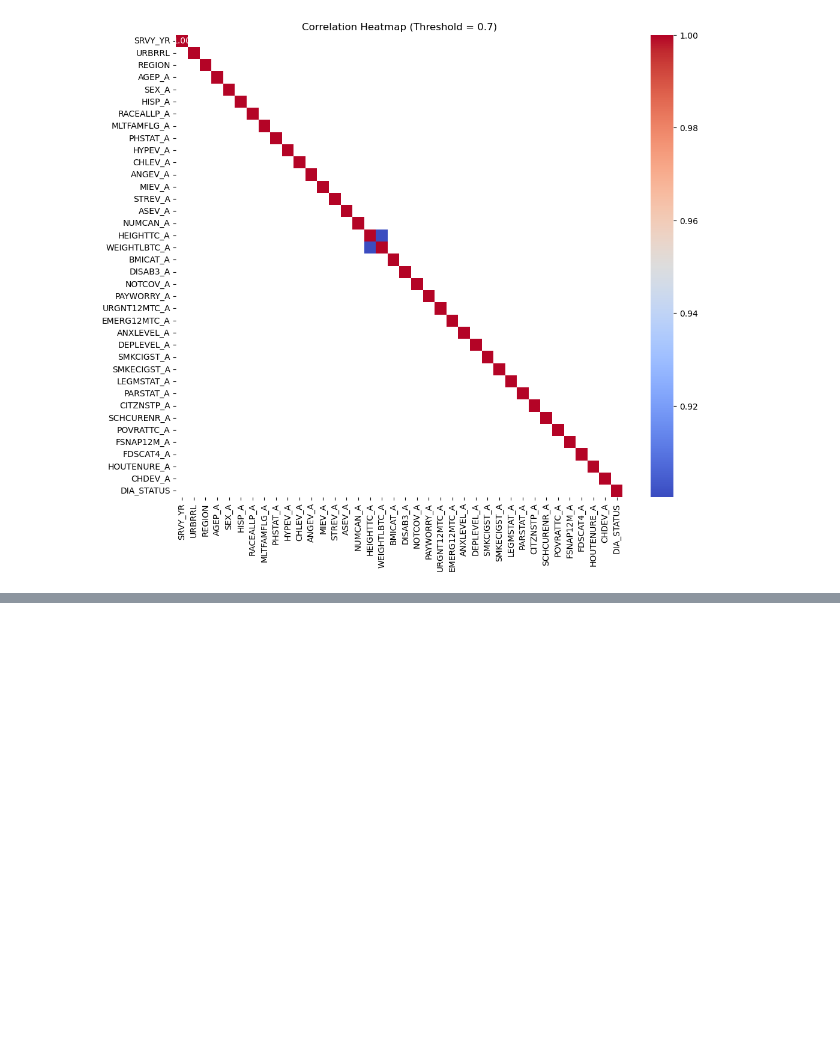
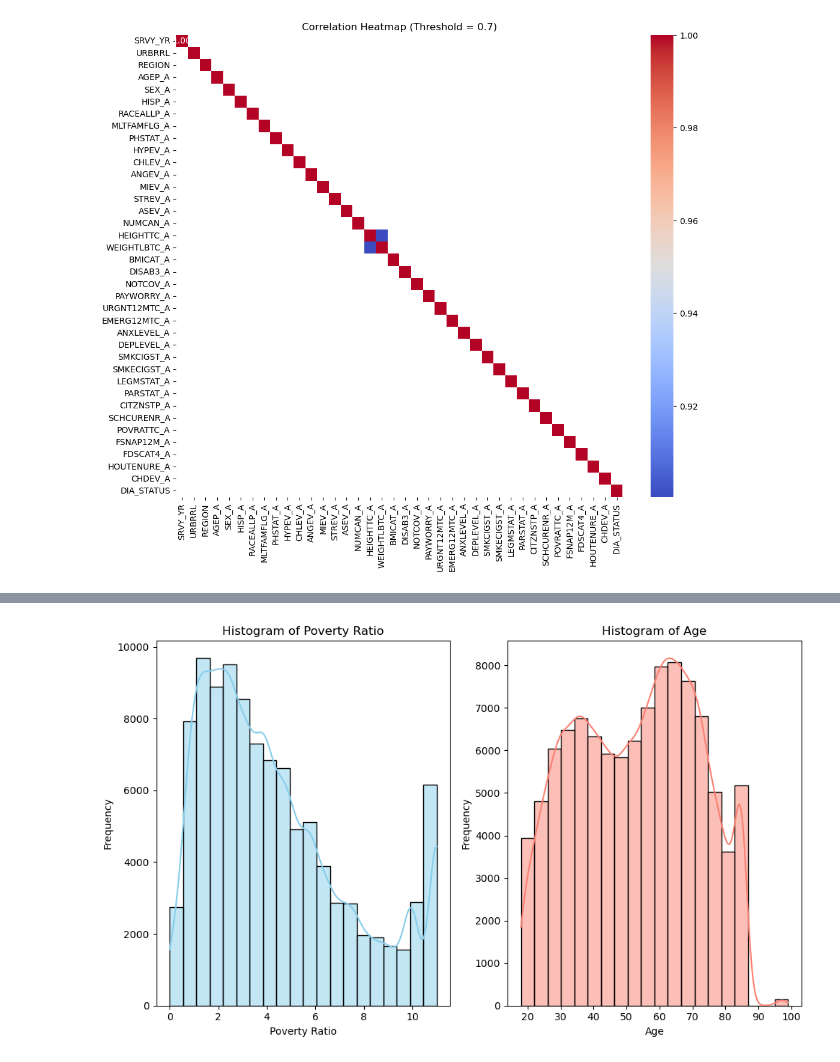
Before and after one commit to MarkusHoyt/Group1_capstone, a Jupyter notebook: TD_Team_1_eda_code.ipynb, the cells around one changed output, grey strips where cells are left out. Drawn from its saved outputs; the diff is of its cells as text; code cells hidden in the pictures; blank space fills up the shorter version.

```diff
--- a/TD_Team_1_eda_code.ipynb
+++ b/TD_Team_1_eda_code.ipynb
@@ -49,0 +150,24 @@ plt.show()
+# %%
+plt.figure(figsize=(10, 6))
+
+# Create the histogram for poverty ratio
+plt.subplot(1, 2, 1)
+sns.histplot(data=adult, x='POVRATTC_A', bins=20, kde=True, color='skyblue')
+plt.title('Histogram of Poverty Ratio')
+plt.xlabel('Poverty Ratio')
+plt.ylabel('Frequency')
+
+# Create the histogram for age
+plt.subplot(1, 2, 2)
+sns.histplot(data=adult, x='AGEP_A', bins=20, kde=True, color='salmon')
+plt.title('Histogram of Age')
+plt.xlabel('Age')
+plt.ylabel('Frequency')
+
+# Adjust layout
+plt.tight_layout()
+
+# Show the plot
+plt.show()
+# %% [output]
+[figure, added]
```
Also changed, not shown: parts of 6 cells of this notebook.
